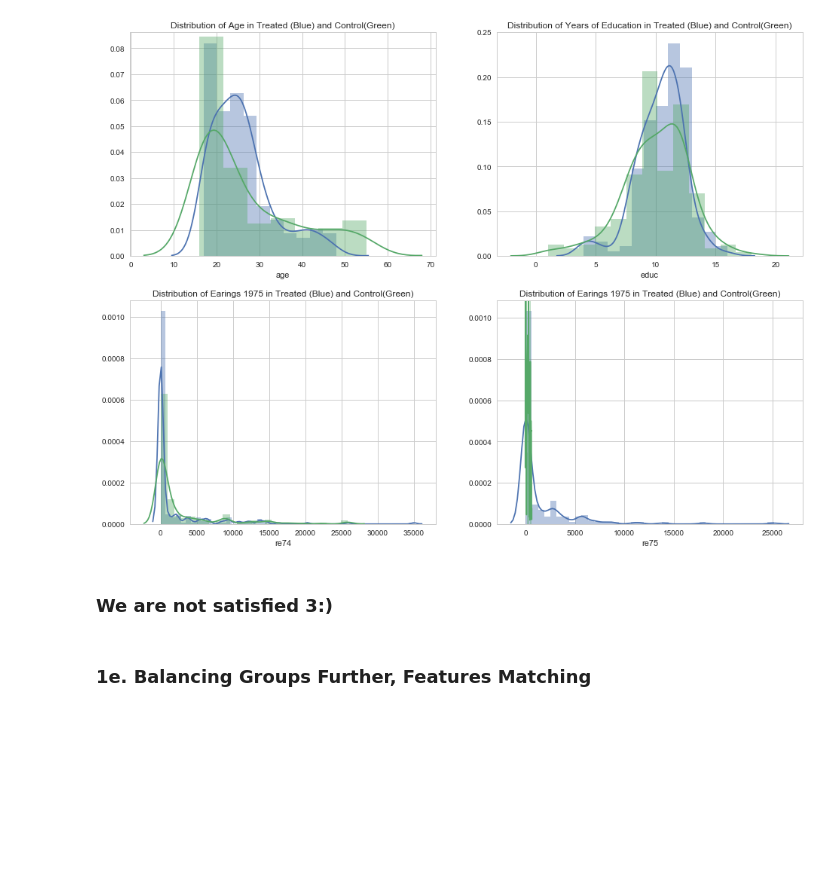
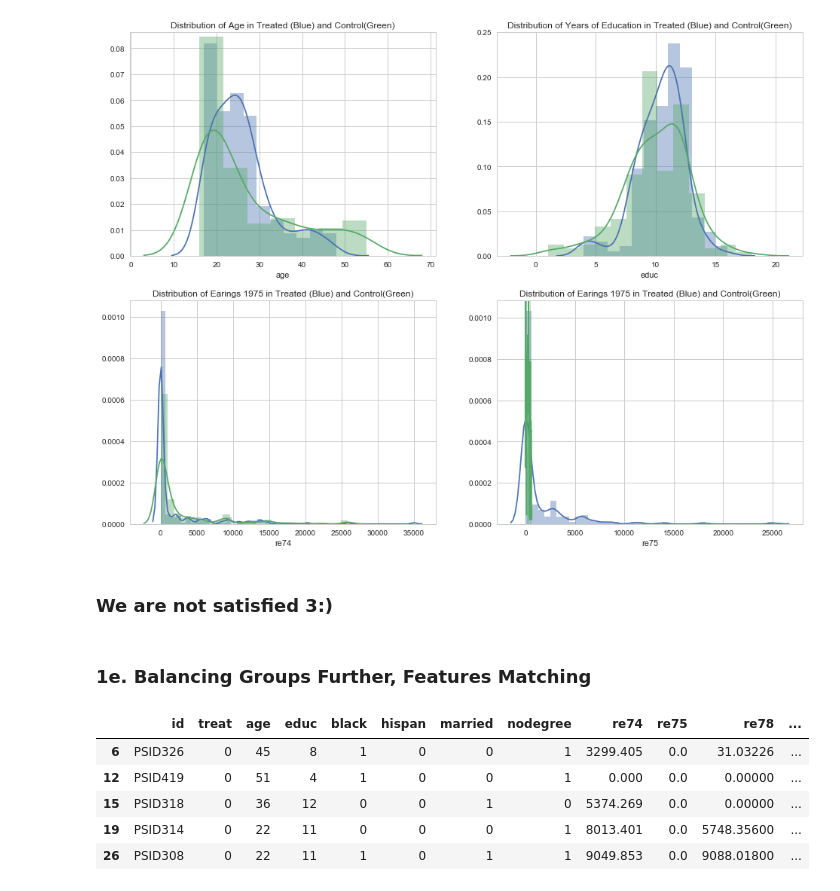
Before and after one commit to sanadhis/ADA-2017, a Jupyter notebook: 04 - Applied ML/Homework04.ipynb, the cells around one changed output. Drawn from its saved outputs; the diff is of its cells as text; code cells hidden in the pictures; blank space fills up the shorter version.

```diff
--- a/04 - Applied ML/Homework04.ipynb
+++ b/04 - Applied ML/Homework04.ipynb
@@ -593,3 +593,13 @@ ax4.set_title("Distribution of Earings 1975 in Treated (Blue) and Control(Green)
 ### We are not satisfied 3:)
 # %% [markdown]
 ### 1e. Balancing Groups Further, Features Matching
+# %%
+x = (df_control.reset_index().loc[((df_control.reset_index())["black"] == (df_treated.reset_index())["black"])])
+x.head(5)
+# %% [output]
+|  | id | treat | age | educ | black | hispan | married | nodegree | re74 | re75 | re78 | ... |
+| 6 | PSID326 | 0 | 45 | 8 | 1 | 0 | 0 | 1 | 3299.405 | 0.0 | 31.03226 | ... |
+| 12 | PSID419 | 0 | 51 | 4 | 1 | 0 | 0 | 1 | 0.000 | 0.0 | 0.00000 | ... |
+| 15 | PSID318 | 0 | 36 | 12 | 0 | 0 | 1 | 0 | 5374.269 | 0.0 | 0.00000 | ... |
+| 19 | PSID314 | 0 | 22 | 11 | 0 | 0 | 0 | 1 | 8013.401 | 0.0 | 5748.35600 | ... |
+| 26 | PSID308 | 0 | 22 | 11 | 1 | 0 | 1 | 1 | 9049.853 | 0.0 | 9088.01800 | ... |
```
Also changed, not shown: parts of 3 cells of this notebook.
